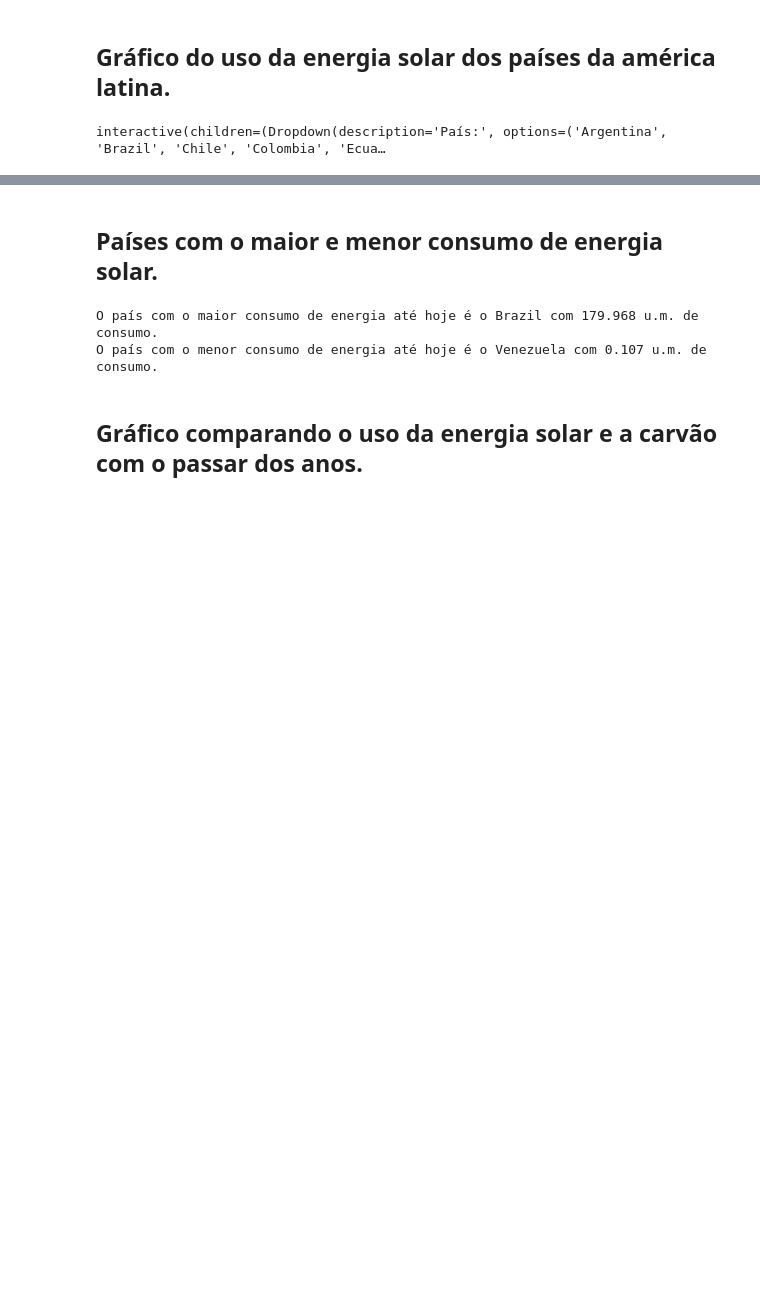
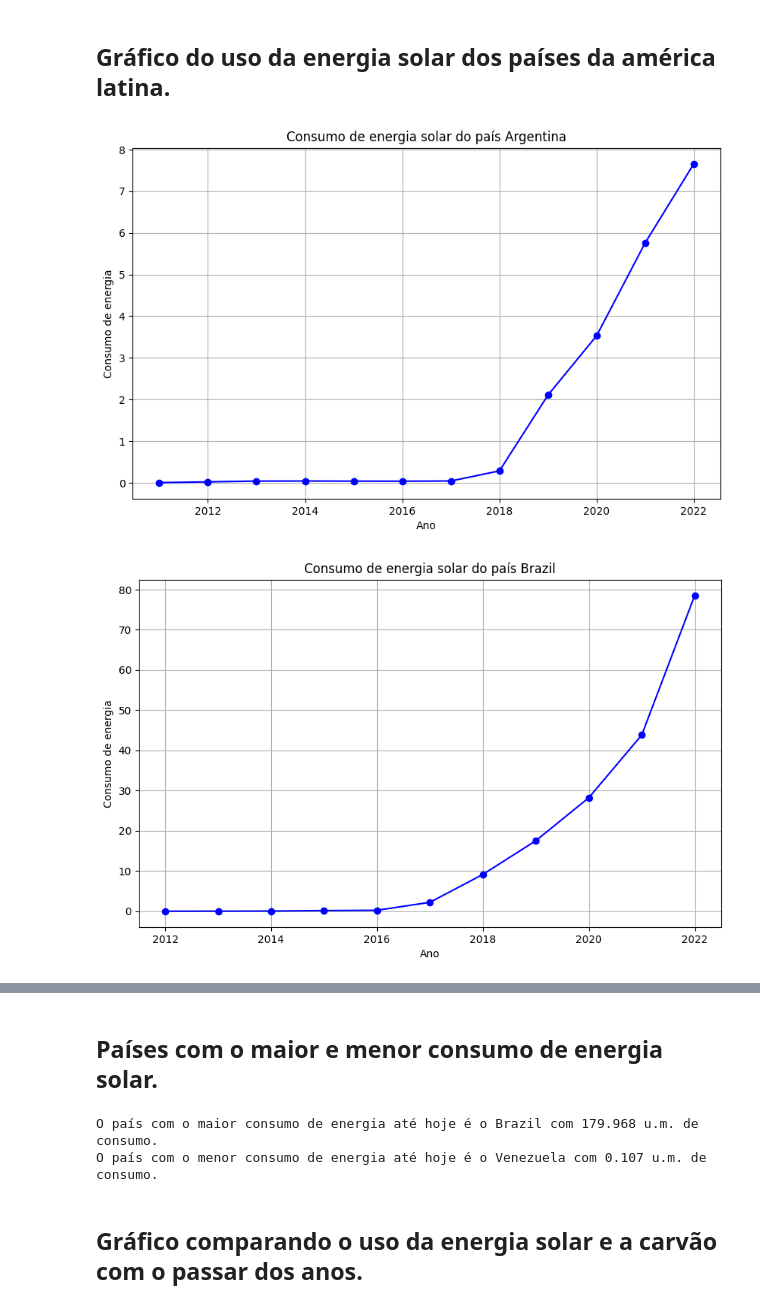
Before and after one commit to claytontey/DS_Unesp, a Jupyter notebook: Work_Git/Denis_Libano/estatistica.ipynb, the cells around one changed output, grey strips where cells are left out. Saved outputs shown, nothing was run; the diff lists cells and outputs as text; code cells hidden in the pictures; blank space fills up the shorter version.

Commit message:
arrumando display dos gráficos

```diff
--- a/Work_Git/Denis_Libano/estatistica.ipynb
+++ b/Work_Git/Denis_Libano/estatistica.ipynb
@@ -41,27 +41,31 @@ brasil[filtro].tail()
 # %%
 df = latina[filtro].fillna(0)
 
 #df = df[(df == 0).astype(int).sum(axis=1) < 5]
 df = df.loc[(df['solar_consumption'] > 0)]
 
 def grafico_consumo_pais(string):
     pais=df.loc[df['country'] == string]
     consumo_energia = pais.groupby('year')['solar_consumption'].sum().reset_index()
     consumo_energia = consumo_energia.sort_values('year')
     plt.figure(figsize=(10,6))
     plt.plot(consumo_energia['year'], consumo_energia['solar_consumption'], marker='o', linestyle='-', color='blue')
     plt.title('Consumo de energia solar do país '+string)
     plt.xlabel('Ano')
     plt.ylabel('Consumo de energia')
     plt.grid(True)
 
 lista=df['country'].unique()
 
 drop1=widgets.Dropdown(options=lista, value='Argentina', description='País:', disabled=False)
 def update_dropdown(pais):
     grafico_consumo_pais(pais)
 
 w = interactive(update_dropdown, pais=drop1)
-display(w)
+#display(w)
+
+for n in lista:
+    grafico_consumo_pais(n)
 # %% [output]
-interactive(children=(Dropdown(description='País:', options=('Argentina', 'Brazil', 'Chile', 'Colombia', 'Ecua…
+[figure, added]
+[figure, added]
```
Also changed, not shown: parts of 2 cells of this notebook.
